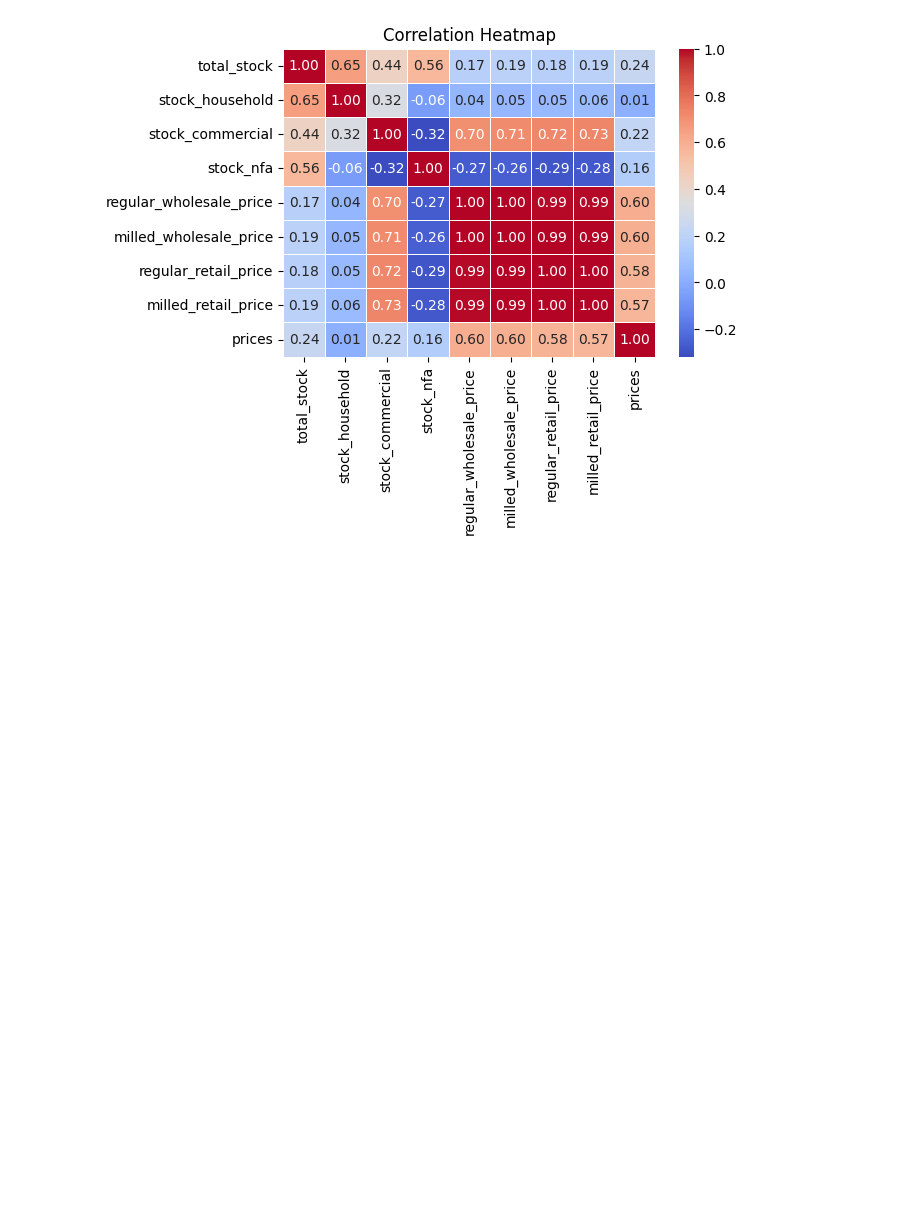
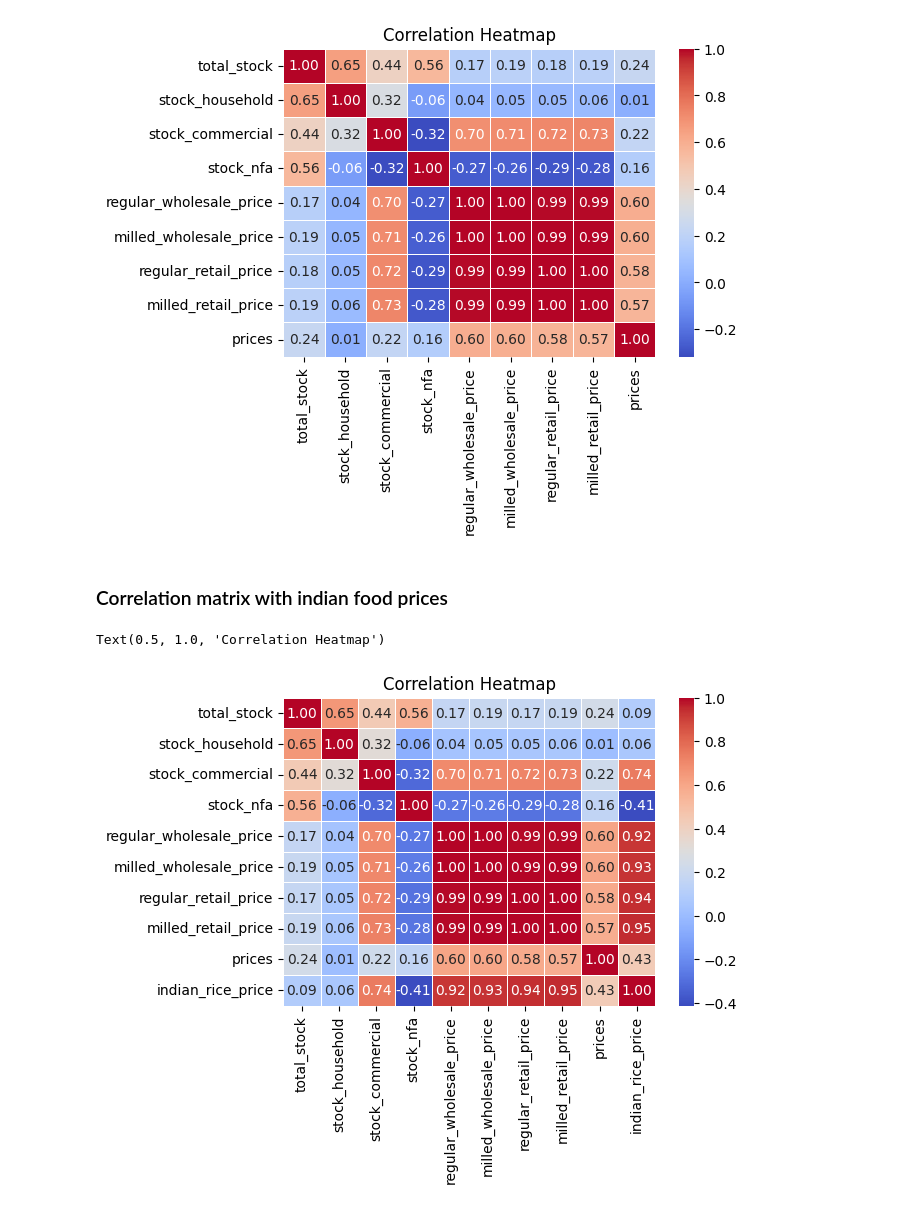
Before and after one commit to emmanresu/Thesis-Keras, a Jupyter notebook: EDA_global_thailand_rice_prices.ipynb, the cells around one changed output. Drawn from its saved outputs; the diff is of its cells as text; code cells hidden in the pictures; blank space fills up the shorter version.

Commit message:
added correlation matrix including indian rice prices

```diff
--- a/EDA_global_thailand_rice_prices.ipynb
+++ b/EDA_global_thailand_rice_prices.ipynb
@@ -42,3 +42,18 @@ plt.title('Correlation Heatmap')
 # %% [output]
 Text(0.5, 1.0, 'Correlation Heatmap')
 [figure]
+# %% [markdown]
+### Correlation matrix with indian food prices
+# %%
+indian_rice_prices = pd.read_csv("indian_rice_prices.csv")
+# %%
+ph_dataset = ph_dataset.merge(indian_rice_prices, on="date", how="inner")
+# %%
+corr_matrix = ph_dataset.drop(columns=['date']).corr()
+
+plt.figure(figsize=(6,  4))
+sns.heatmap(corr_matrix, annot=True, cmap='coolwarm', fmt=".2f", linewidths=0.5)
+plt.title('Correlation Heatmap')
+# %% [output]
+Text(0.5, 1.0, 'Correlation Heatmap')
+[figure, added]
```
